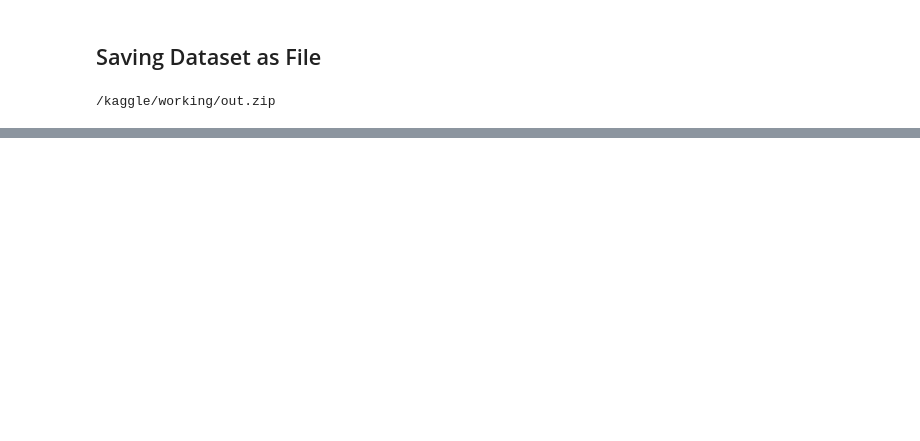
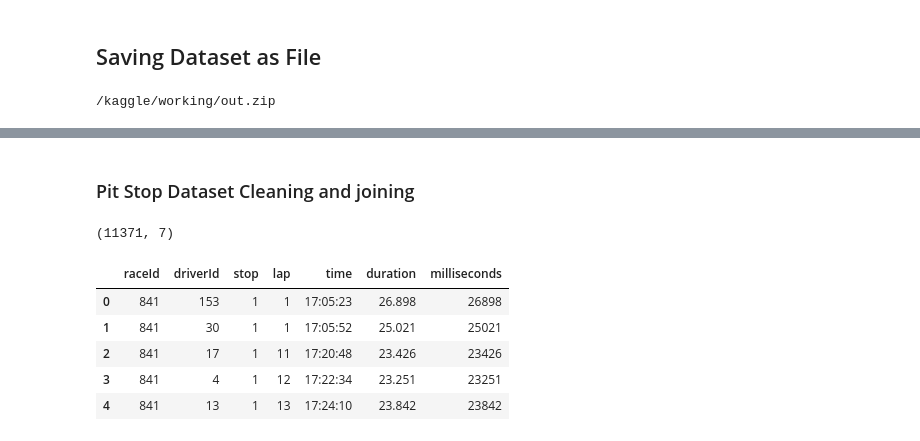
Before and after one commit to Rajveermathur/F1_Hackathon, a Jupyter notebook: f1-hackathon.ipynb, the cells around one changed output, grey strips where cells are left out. Cells and saved outputs as stored; diff of their text form; code cells hidden in the pictures; blank space fills up the shorter version.

```diff
--- a/f1-hackathon.ipynb
+++ b/f1-hackathon.ipynb
@@ -221,0 +305,13 @@ download_file('dataset.csv', 'out')
+# %% [markdown]
+### Pit Stop Dataset Cleaning and joining
+# %%
+print(df7.shape) # Pit stops dataset
+df7.head()
+# %% [output]
+(11371, 7)
+|  | raceId | driverId | stop | lap | time | duration | milliseconds |
+| 0 | 841 | 153 | 1 | 1 | 17:05:23 | 26.898 | 26898 |
+| 1 | 841 | 30 | 1 | 1 | 17:05:52 | 25.021 | 25021 |
+| 2 | 841 | 17 | 1 | 11 | 17:20:48 | 23.426 | 23426 |
+| 3 | 841 | 4 | 1 | 12 | 17:22:34 | 23.251 | 23251 |
+| 4 | 841 | 13 | 1 | 13 | 17:24:10 | 23.842 | 23842 |
```
Also changed, not shown: parts of 25 cells of this notebook.
